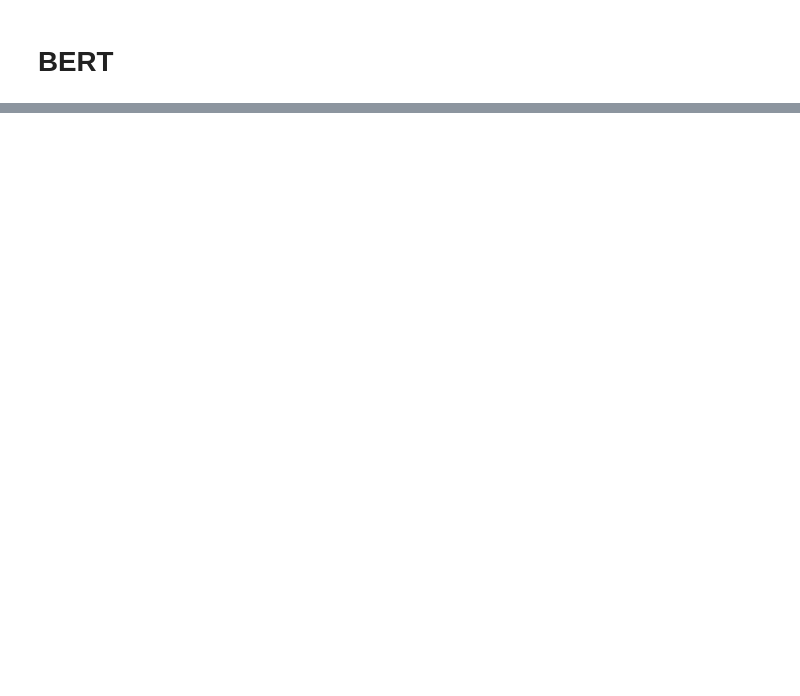
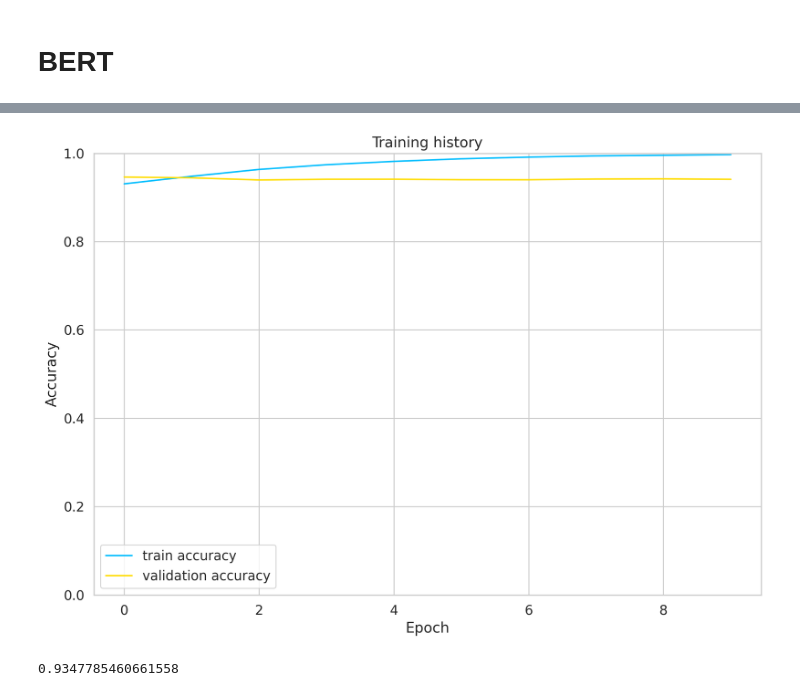
Before and after one commit to ekinfergan/Thesis_Jupyter_Final, a Jupyter notebook: src/models/bert.ipynb, the cells around one changed output, grey strips where cells are left out. Drawn from its saved outputs; the diff is of its cells as text; code cells hidden in the pictures; blank space fills up the shorter version.

```diff
--- a/src/models/bert.ipynb
+++ b/src/models/bert.ipynb
@@ -56,0 +276,4 @@ LEARNING_RATE = 1e-05
+# %%
+# Instantiate the model and move to classifier
+model = SentimentClassifier(len(class_names))
+model = model.to(device)
@@ -56,0 +340,27 @@ LEARNING_RATE = 1e-05
+# %%
+def eval_model(model, data_loader, loss_fn, device, n_examples):
+    model = model.eval()
+
+    losses = []
+    correct_predictions = 0
+
+    with torch.no_grad():
+        for d in data_loader:
+            input_ids = d["input_ids"].to(device)
+            attention_mask = d["attention_mask"].to(device)
+            targets = d["targets"].to(device)
+
+
+            # Get model ouptuts
+            outputs = model(
+                input_ids=input_ids,
+                attention_mask=attention_mask
+            )
+
+            _, preds = torch.max(outputs, dim=1)
+            loss = loss_fn(outputs, targets)
+
+            correct_predictions += torch.sum(preds == targets)
+            losses.append(loss.item())
+
+    return correct_predictions.double() / n_examples, np.mean(losses)
@@ -56,0 +462,28 @@ LEARNING_RATE = 1e-05
+# %%
+# Plot training and validation accuracy
+train_acc = [x.cpu().numpy() for x in history['train_acc']]
+val_acc = [x.cpu().numpy() for x in history['val_acc']]
+
+plt.plot(train_acc, label='train accuracy')
+plt.plot(val_acc, label='validation accuracy')
+
+# Graph chars
+plt.title('Training history')
+plt.ylabel('Accuracy')
+plt.xlabel('Epoch')
+plt.legend()
+plt.ylim([0, 1]);
+# %% [output]
+[figure, added]
+# %%
+test_acc, _ = eval_model(
+  model,
+  test_data_loader,
+  loss_fn,
+  device,
+  len(df_test)
+)
+
+test_acc.item()
+# %% [output]
+0.9347785460661558
```
Also changed, not shown: parts of 32 cells of this notebook.
